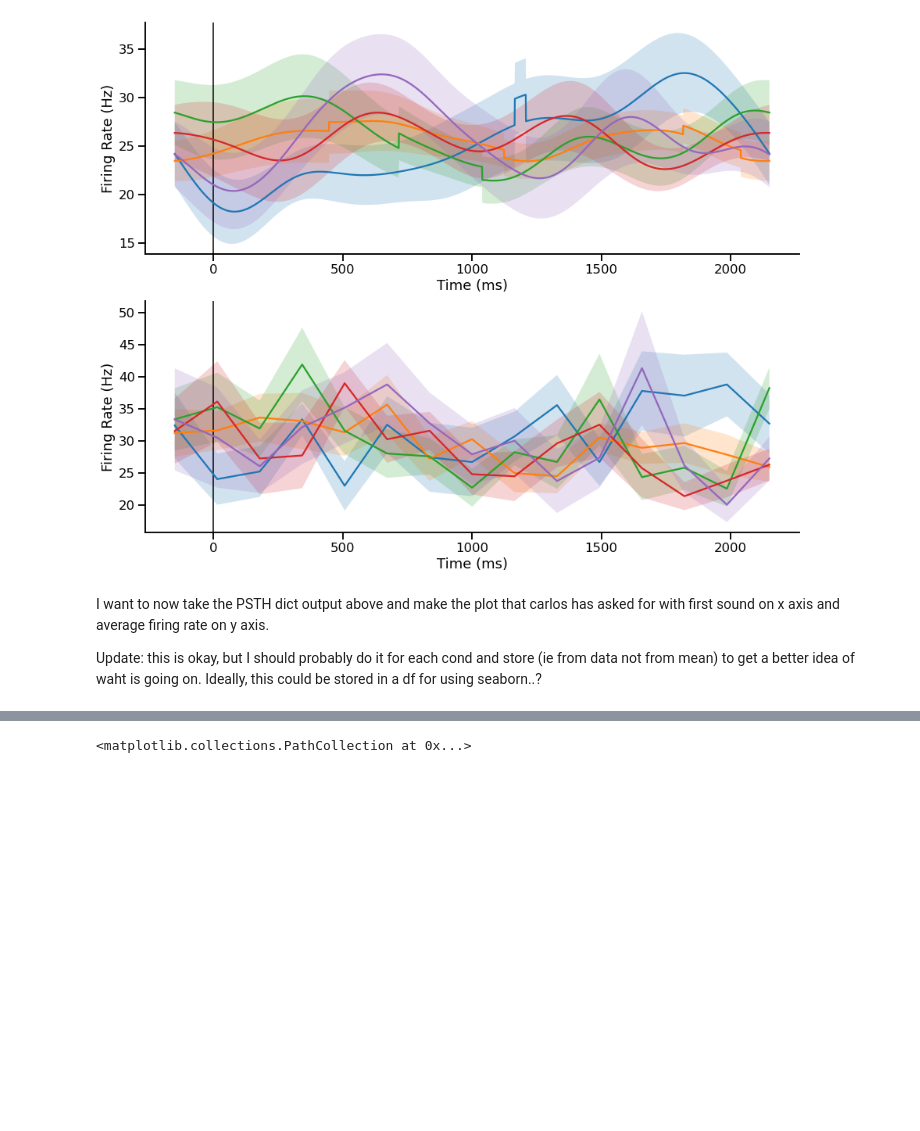
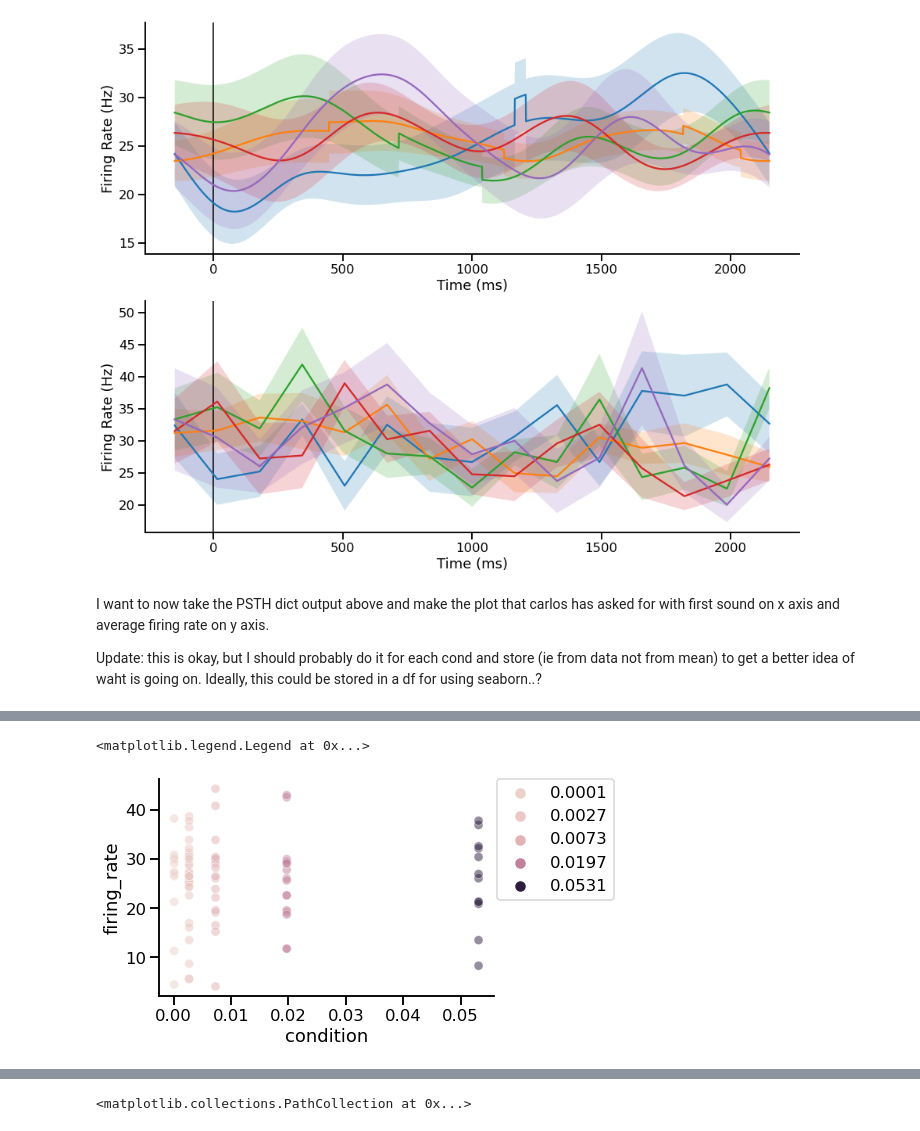
Before and after one commit to Brody-Lab/jbreda_PWM_mPFC_analysis, a Jupyter notebook: event_centering.ipynb, the cells around one changed output, grey strips where cells are left out. Saved outputs shown, nothing was run; the diff lists cells and outputs as text; code cells hidden in the pictures; blank space fills up the shorter version.

Commit message:
initial code for OLS, need to figure out how to save out

```diff
--- a/event_centering.ipynb
+++ b/event_centering.ipynb
@@ -174,7 +140,0 @@ for key, value in g['data'].items():
-# %%
-for key in g['data'].keys():
-
-    for trial in g['data'][key]:
-
-        single_t = trial
-        single_k = key
@@ -187,0 +174,17 @@ single_k
+# %%
+neuron_id = sess_name + '_' + str(n)
+conds = []
+mean_fr_by_cond = []
+
+for key in g['data'].keys():
+    for trial_psth in g['data'][key]:
+
+        # update loudness values
+        conds.append(float(key.replace('*','')))
+
+        # get mean for each trial
+        mean_fr_by_cond.append(np.nanmean(trial_psth))
+
+ids = [neuron_id] * len(conds)
+
+df = pd.DataFrame({'firing_rate' : mean_fr_by_cond, 'condition' : conds, 'neuron_id' : ids})
@@ -187,0 +217,11 @@ single_k
+# %%
+sns.set_context("talk")
+fig, ax = plt.subplots(figsize=(6,4))
+sns.scatterplot(x ='condition', y ='firing_rate',data=df, ax=ax, hue='condition',alpha = 0.5)
+# ax = sns.regplot(x='condition',y='firing_rate', data=df)
+sns.despine()
+ax.legend(bbox_to_anchor=(1.01, 1),
+           borderaxespad=0)
+# %% [output]
+<matplotlib.legend.Legend at 0x...>
+[figure, added]
```
Also changed, not shown: parts of 23 cells of this notebook.
